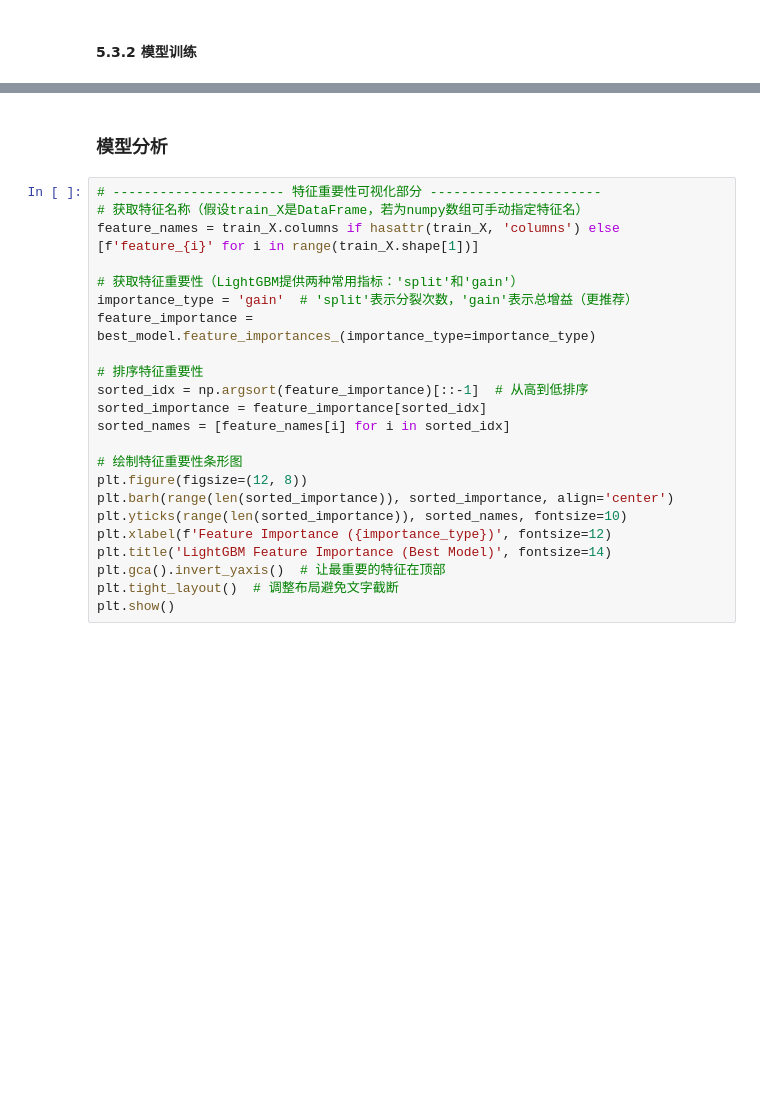
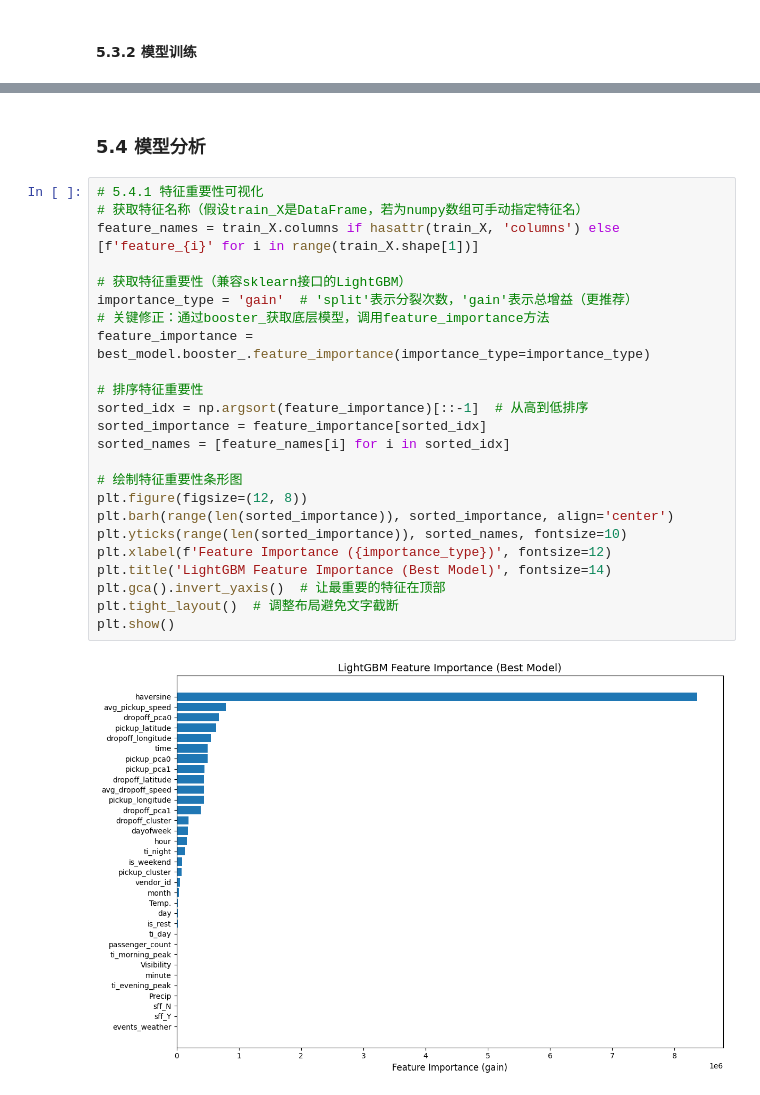
Before and after one commit to jacktaolai/geo-big-data-analysis, a Jupyter notebook: 实习二/实习二代码/taxi_travel_time_prediction.ipynb, the cells around one changed output, grey strips where cells are left out. Drawn from its saved outputs; the diff is of its cells as text; blank space fills up the shorter version.

```diff
--- a/实习二/实习二代码/taxi_travel_time_prediction.ipynb
+++ b/实习二/实习二代码/taxi_travel_time_prediction.ipynb
@@ -464,25 +405,28 @@ best_model.fit(
 # %% [markdown]
-### 模型分析
+### 5.4 模型分析
 # %%
-# ---------------------- 特征重要性可视化部分 ----------------------
+# 5.4.1 特征重要性可视化
 # 获取特征名称（假设train_X是DataFrame，若为numpy数组可手动指定特征名）
 feature_names = train_X.columns if hasattr(train_X, 'columns') else [f'feature_{i}' for i in range(train_X.shape[1])]
 
-# 获取特征重要性（LightGBM提供两种常用指标：'split'和'gain'）
+# 获取特征重要性（兼容sklearn接口的LightGBM）
 importance_type = 'gain'  # 'split'表示分裂次数，'gain'表示总增益（更推荐）
-feature_importance = best_model.feature_importances_(importance_type=importance_type)
+# 关键修正：通过booster_获取底层模型，调用feature_importance方法
+feature_importance = best_model.booster_.feature_importance(importance_type=importance_type)
 
 # 排序特征重要性
 sorted_idx = np.argsort(feature_importance)[::-1]  # 从高到低排序
 sorted_importance = feature_importance[sorted_idx]
 sorted_names = [feature_names[i] for i in sorted_idx]
 
 # 绘制特征重要性条形图
 plt.figure(figsize=(12, 8))
 plt.barh(range(len(sorted_importance)), sorted_importance, align='center')
 plt.yticks(range(len(sorted_importance)), sorted_names, fontsize=10)
 plt.xlabel(f'Feature Importance ({importance_type})', fontsize=12)
 plt.title('LightGBM Feature Importance (Best Model)', fontsize=14)
 plt.gca().invert_yaxis()  # 让最重要的特征在顶部
 plt.tight_layout()  # 调整布局避免文字截断
 plt.show()
+# %% [output]
+[figure, added]
```
Also changed, not shown: parts of 3 cells of this notebook.
